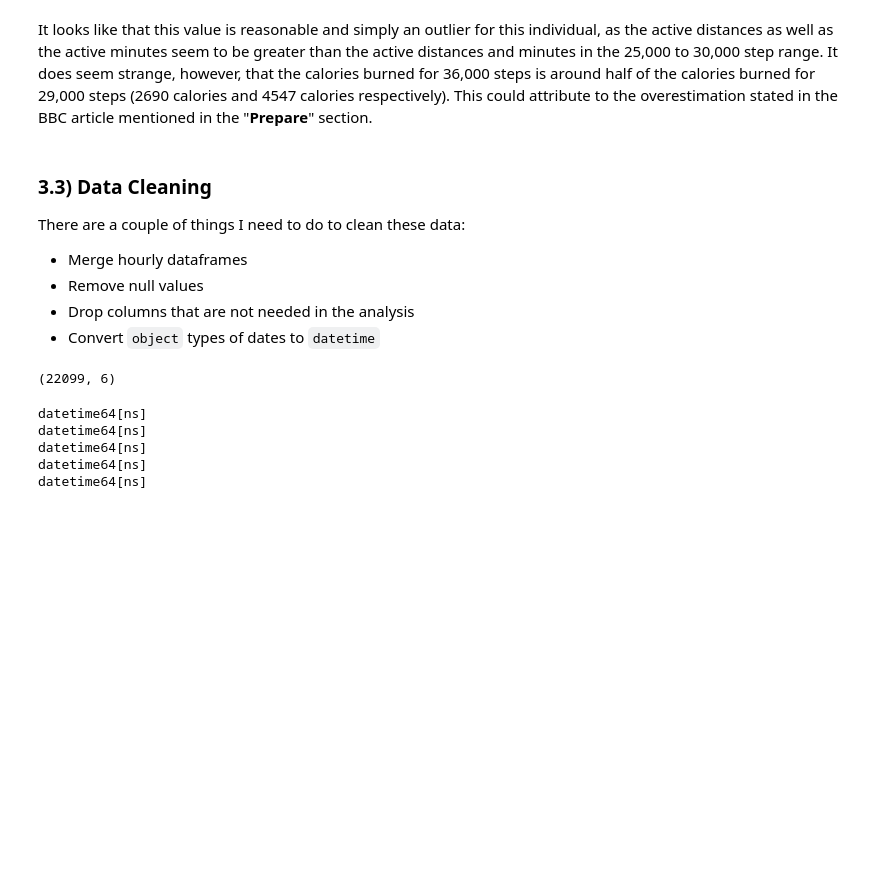
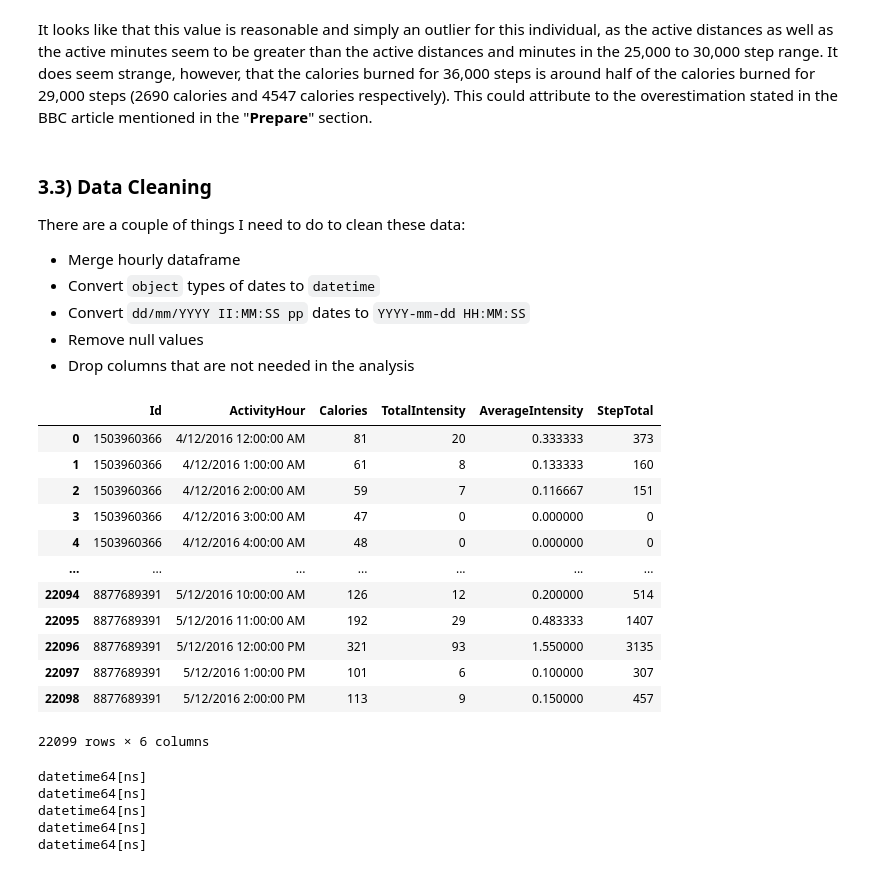
Before and after one commit to kyumin14/google-capstone, a Jupyter notebook: capstone_project_fitbit.ipynb, the cells around one changed output. Saved outputs shown, nothing was run; the diff lists cells and outputs as text; code cells hidden in the pictures; blank space fills up the shorter version.

Commit message:
updated data cleaning and provided a format for to_datetime() method

````diff
--- a/capstone_project_fitbit.ipynb
+++ b/capstone_project_fitbit.ipynb
@@ -264,15 +263,27 @@ It looks like that this value is reasonable and simply an outlier for this indiv
 
 There are a couple of things I need to do to clean these data:
 
-* Merge hourly dataframes
+* Merge hourly dataframe
+* Convert ```object``` types of dates to ```datetime```
+* Convert ```dd/mm/YYYY II:MM:SS pp``` dates to ```YYYY-mm-dd HH:MM:SS```
 * Remove null values
 * Drop columns that are not needed in the analysis
-* Convert ```object``` types of dates to ```datetime```
 # %%
 # Merging hourly dataframes
-
 hourly_df = hourly_calorie_df.merge(hourly_intensity_df, how = 'left').merge(hourly_step_df, how = 'left')
-hourly_df.shape
+hourly_df
 # %% [output]
+|  | Id | ActivityHour | Calories | TotalIntensity | AverageIntensity | StepTotal |
+| 0 | 1503960366 | 4/12/2016 12:00:00 AM | 81 | 20 | 0.333333 | 373 |
+| 1 | 1503960366 | 4/12/2016 1:00:00 AM | 61 | 8 | 0.133333 | 160 |
+| 2 | 1503960366 | 4/12/2016 2:00:00 AM | 59 | 7 | 0.116667 | 151 |
+| 3 | 1503960366 | 4/12/2016 3:00:00 AM | 47 | 0 | 0.000000 | 0 |
+| 4 | 1503960366 | 4/12/2016 4:00:00 AM | 48 | 0 | 0.000000 | 0 |
+| ... | ... | ... | ... | ... | ... | ... |
+| 22094 | 8877689391 | 5/12/2016 10:00:00 AM | 126 | 12 | 0.200000 | 514 |
+| 22095 | 8877689391 | 5/12/2016 11:00:00 AM | 192 | 29 | 0.483333 | 1407 |
+| 22096 | 8877689391 | 5/12/2016 12:00:00 PM | 321 | 93 | 1.550000 | 3135 |
+| 22097 | 8877689391 | 5/12/2016 1:00:00 PM | 101 | 6 | 0.100000 | 307 |
+| 22098 | 8877689391 | 5/12/2016 2:00:00 PM | 113 | 9 | 0.150000 | 457 |
-(22099, 6)
+22099 rows × 6 columns
 # %%
````
Also changed, not shown: parts of 3 cells of this notebook.
